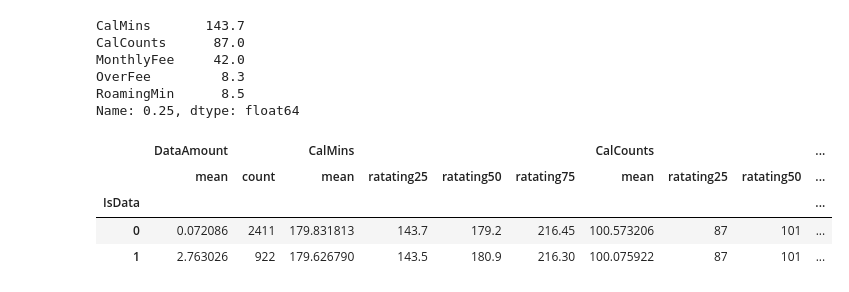
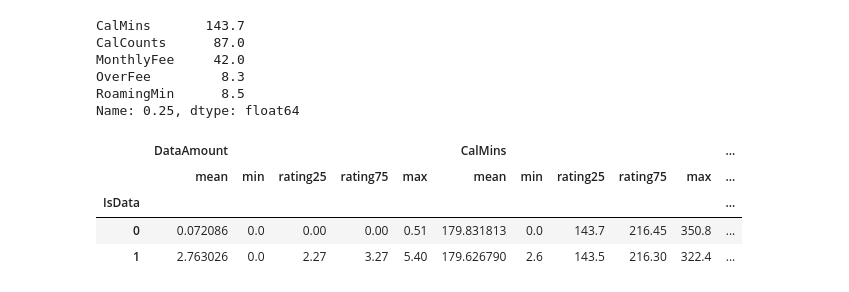
Before and after one commit to heyera/programming3_class, a Jupyter notebook: final.ipynb, the cells around one changed output. Saved outputs shown, nothing was run; the diff lists cells and outputs as text; code cells hidden in the pictures.

```diff
--- a/final.ipynb
+++ b/final.ipynb
@@ -256,23 +264,24 @@ OverFee         8.3
 RoamingMin      8.5
 Name: 0.25, dtype: float64
 # %%
-def ratating25 (arr):
+def rating25 (arr):
     return arr.quantile(0.25)
-def ratating50 (arr):
+def rating50 (arr):
     return arr.quantile(0.5)
-def ratating75 (arr):
+def rating75 (arr):
     return arr.quantile(0.75)
+#rating함수는 백분률을 표현하는데 describe에서는 백분율이나오지만
+#여기 agg에서는 없어서 따로 quantile를 이용하여 만든다음에 추가하였습니다.
 (   data
     .groupby(['IsData'])
-    .agg({'DataAmount':['mean','count'],
-           'CalMins':['mean',ratating25,ratating50,ratating75],
-           'CalCounts': ['mean',ratating25,ratating50,ratating75],
-           'MonthlyFee': ['mean',ratating25,ratating50,ratating75],
-           'OverFee' :['mean',ratating25,ratating50,ratating75]})
+    .agg({'DataAmount':['mean','min',rating25,rating75,'max'],
+           'CalMins':['mean','min',rating25,rating75,'max'],
+           'CalCounts': ['mean','min',rating25,rating75,'max']}
+        )
 )
 # %% [output]
-|  | DataAmount |  | CalMins |  |  |  | CalCounts |  |  | ... |
-|  | mean | count | mean | ratating25 | ratating50 | ratating75 | mean | ratating25 | ratating50 | ... |
-| IsData |  |  |  |  |  |  |  |  |  | ... |
-| 0 | 0.072086 | 2411 | 179.831813 | 143.7 | 179.2 | 216.45 | 100.573206 | 87 | 101 | ... |
-| 1 | 2.763026 | 922 | 179.626790 | 143.5 | 180.9 | 216.30 | 100.075922 | 87 | 101 | ... |
+|  | DataAmount |  |  |  |  | CalMins |  |  |  |  | ... |
+|  | mean | min | rating25 | rating75 | max | mean | min | rating25 | rating75 | max | ... |
+| IsData |  |  |  |  |  |  |  |  |  |  | ... |
+| 0 | 0.072086 | 0.0 | 0.00 | 0.00 | 0.51 | 179.831813 | 0.0 | 143.7 | 216.45 | 350.8 | ... |
+| 1 | 2.763026 | 0.0 | 2.27 | 3.27 | 5.40 | 179.626790 | 2.6 | 143.5 | 216.30 | 322.4 | ... |
```
Also changed, not shown: parts of 5 cells of this notebook.
